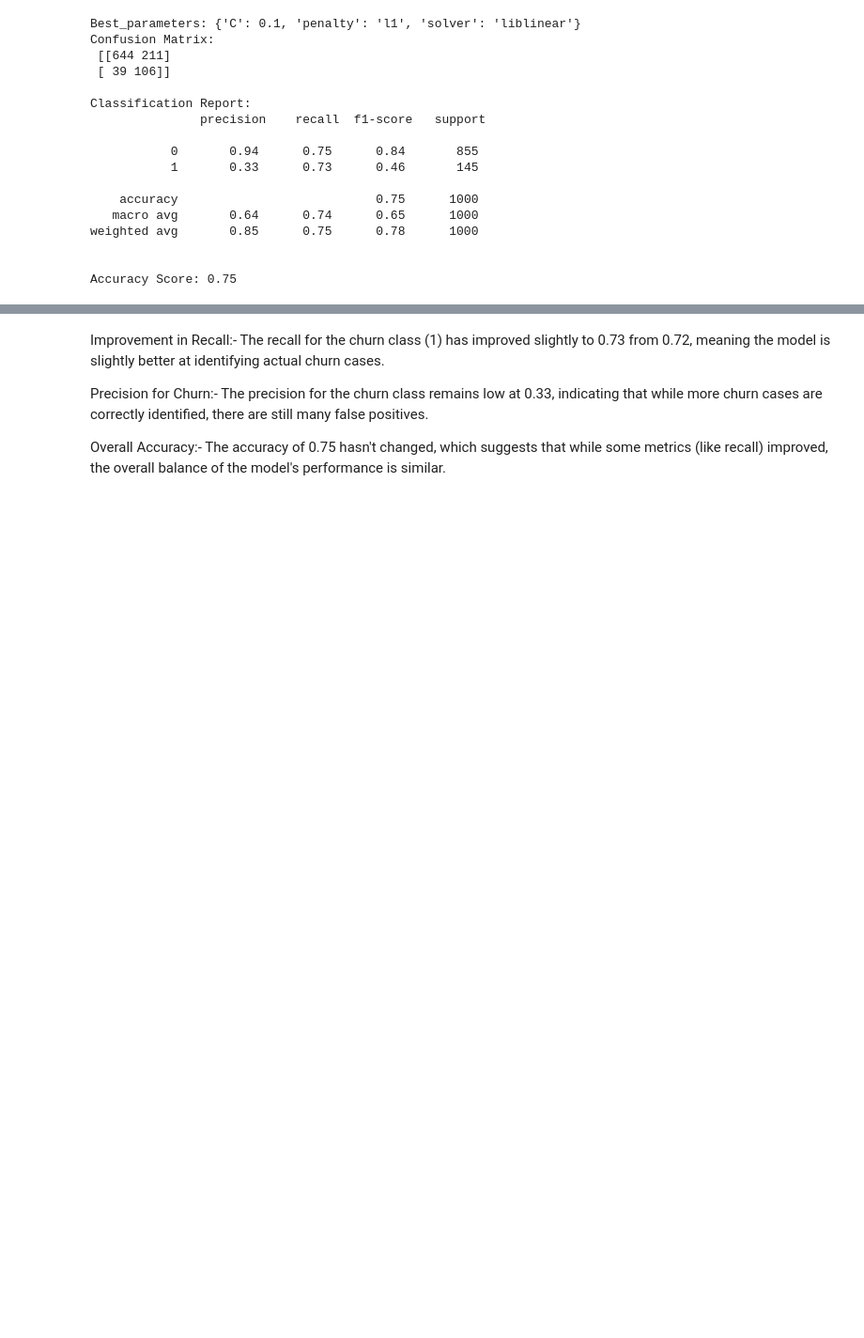
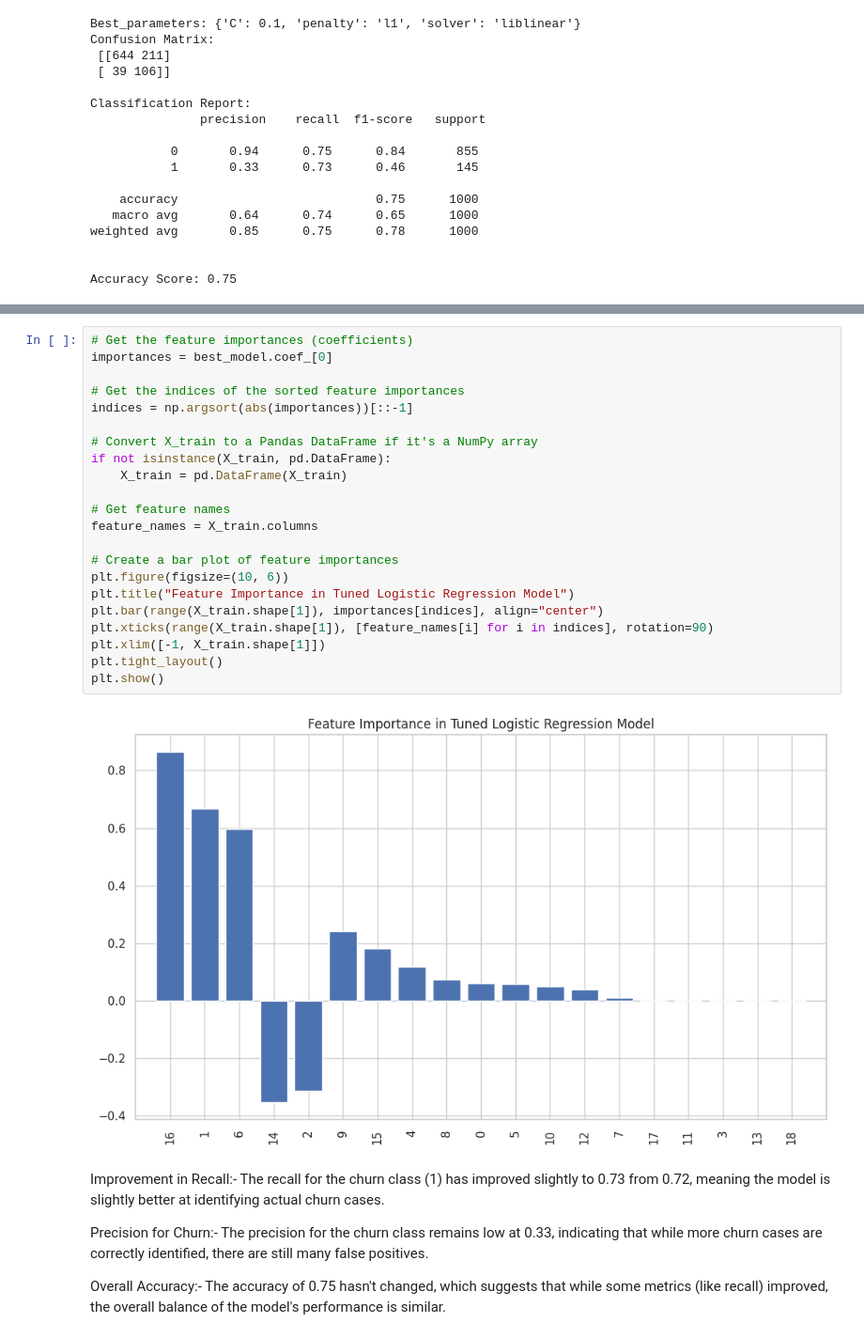
Before and after one commit to Kanyi254/Syria-Tel-Project, a Jupyter notebook: syriatel.ipynb, the cells around one changed output, grey strips where cells are left out. Shown at 94% size. Drawn from its saved outputs; the diff is of its cells as text; blank space fills up the shorter version.

```diff
--- a/syriatel.ipynb
+++ b/syriatel.ipynb
@@ -523,3 +542,27 @@ Accuracy Score: 0.75
+# %%
+# Get the feature importances (coefficients)
+importances = best_model.coef_[0]
+
+# Get the indices of the sorted feature importances
+indices = np.argsort(abs(importances))[::-1]
+
+# Convert X_train to a Pandas DataFrame if it's a NumPy array
+if not isinstance(X_train, pd.DataFrame):
+    X_train = pd.DataFrame(X_train)
+
+# Get feature names
+feature_names = X_train.columns
+
+# Create a bar plot of feature importances
+plt.figure(figsize=(10, 6))
+plt.title("Feature Importance in Tuned Logistic Regression Model")
+plt.bar(range(X_train.shape[1]), importances[indices], align="center")
+plt.xticks(range(X_train.shape[1]), [feature_names[i] for i in indices], rotation=90)
+plt.xlim([-1, X_train.shape[1]])
+plt.tight_layout()
+plt.show()
+# %% [output]
+[figure, added]
 # %% [markdown]
 Improvement in Recall:- The recall for the churn class (1) has improved slightly to 0.73 from 0.72, meaning the model is slightly better at identifying actual churn cases.
 
```
Also changed, not shown: parts of 3 cells of this notebook.
